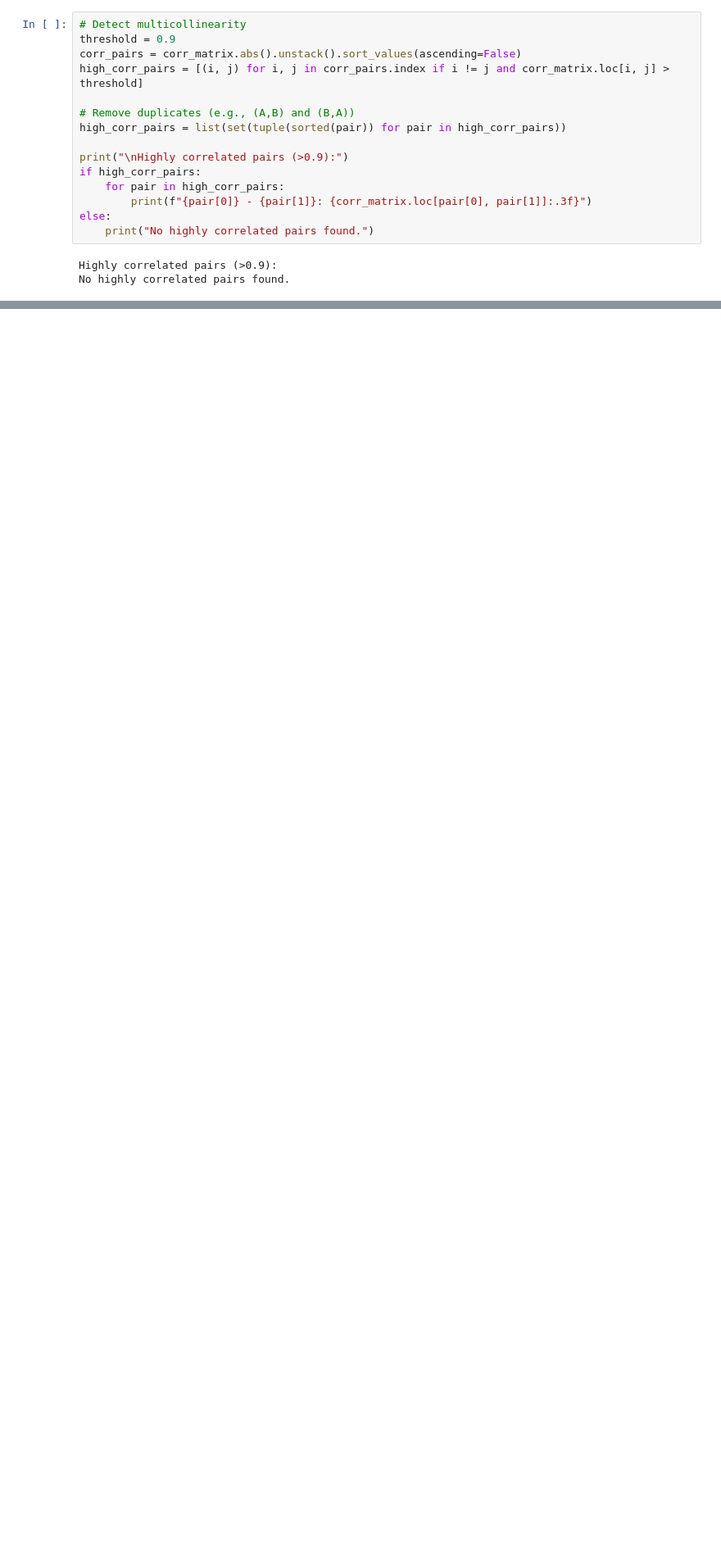
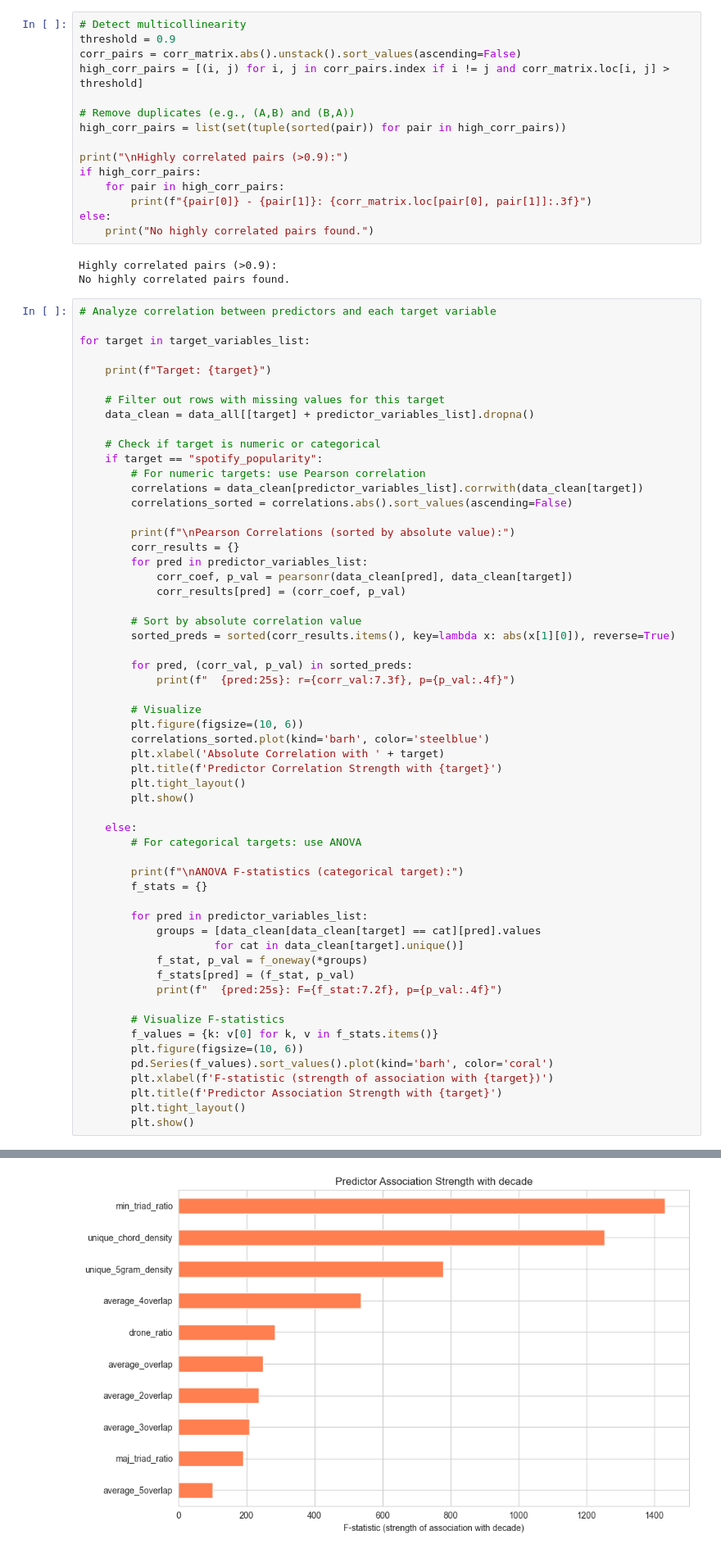
Before and after one commit to Erdos-Projects/fall-2025-harmonic-features-for-song-recommendations, a Jupyter notebook: feature_selection/2_eda_and_multicollinearity_continuous.ipynb, the cells around one changed output, grey strips where cells are left out. Shown at 82% size. Cells and saved outputs as stored; diff of their text form; blank space fills up the shorter version.

Commit message:
Add analysis of relation between continuous predictor and target variables

```diff
--- a/feature_selection/2_eda_and_multicollinearity_continuous.ipynb
+++ b/feature_selection/2_eda_and_multicollinearity_continuous.ipynb
@@ -106,3 +108,61 @@ else:
 # %% [output]
 Highly correlated pairs (>0.9):
 No highly correlated pairs found.
+# %%
+# Analyze correlation between predictors and each target variable
+
+for target in target_variables_list:
+
+    print(f"Target: {target}")
+
+    # Filter out rows with missing values for this target
+    data_clean = data_all[[target] + predictor_variables_list].dropna()
+
+    # Check if target is numeric or categorical
+    if target == "spotify_popularity":
+        # For numeric targets: use Pearson correlation
+        correlations = data_clean[predictor_variables_list].corrwith(data_clean[target])
+        correlations_sorted = correlations.abs().sort_values(ascending=False)
+
+        print(f"\nPearson Correlations (sorted by absolute value):")
+        corr_results = {}
+        for pred in predictor_variables_list:
+            corr_coef, p_val = pearsonr(data_clean[pred], data_clean[target])
+            corr_results[pred] = (corr_coef, p_val)
+
+        # Sort by absolute correlation value
+        sorted_preds = sorted(corr_results.items(), key=lambda x: abs(x[1][0]), reverse=True)
+
+        for pred, (corr_val, p_val) in sorted_preds:
+            print(f"  {pred:25s}: r={corr_val:7.3f}, p={p_val:.4f}")
+
+        # Visualize
+        plt.figure(figsize=(10, 6))
+        correlations_sorted.plot(kind='barh', color='steelblue')
+        plt.xlabel('Absolute Correlation with ' + target)
+        plt.title(f'Predictor Correlation Strength with {target}')
+        plt.tight_layout()
+        plt.show()
+
+    else:
+        # For categorical targets: use ANOVA
+
+        print(f"\nANOVA F-statistics (categorical target):")
+        f_stats = {}
+
+        for pred in predictor_variables_list:
+            groups = [data_clean[data_clean[target] == cat][pred].values
+                     for cat in data_clean[target].unique()]
+            f_stat, p_val = f_oneway(*groups)
+            f_stats[pred] = (f_stat, p_val)
+            print(f"  {pred:25s}: F={f_stat:7.2f}, p={p_val:.4f}")
+
+        # Visualize F-statistics
+        f_values = {k: v[0] for k, v in f_stats.items()}
+        plt.figure(figsize=(10, 6))
+        pd.Series(f_values).sort_values().plot(kind='barh', color='coral')
+        plt.xlabel(f'F-statistic (strength of association with {target})')
+        plt.title(f'Predictor Association Strength with {target}')
+        plt.tight_layout()
+        plt.show()
+# %% [output]
@@ -108,0 +182 @@ No highly correlated pairs found.
+[figure, added]
```
Also changed, not shown: parts of 4 cells of this notebook.
